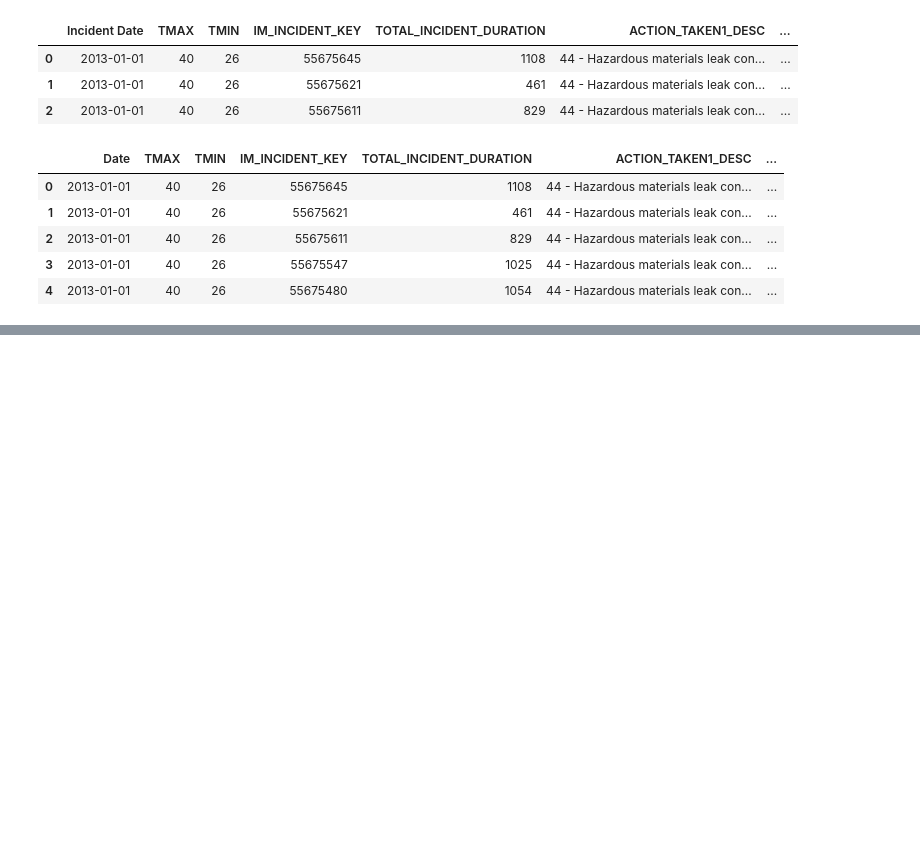
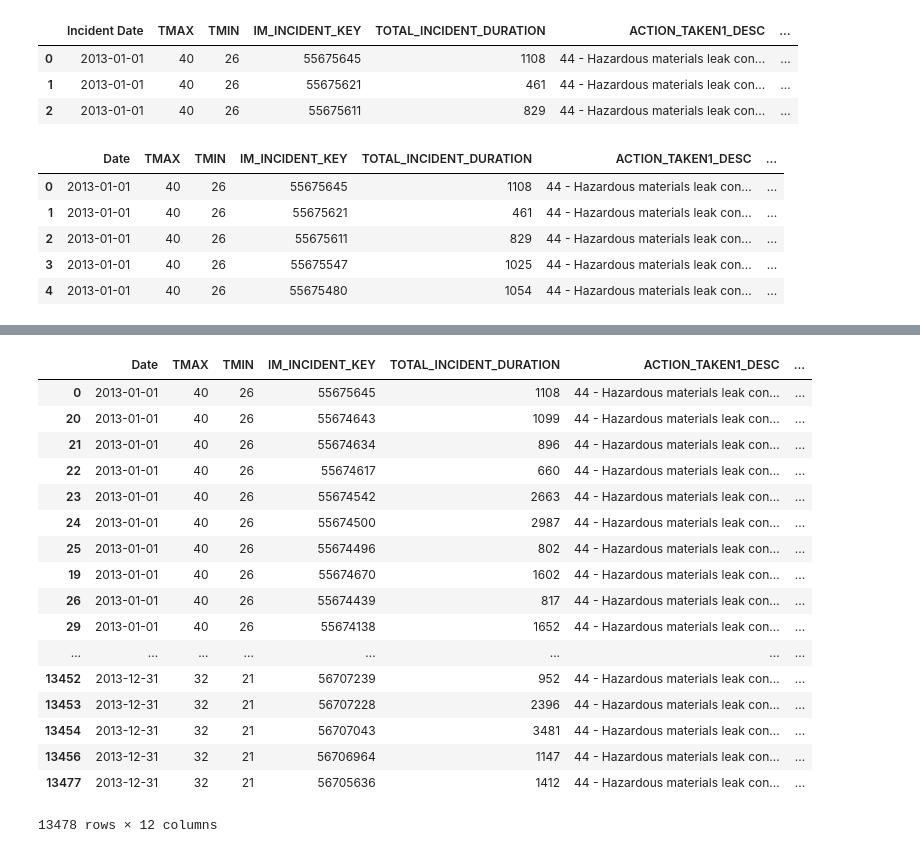
Before and after one commit to moutasemalakkad/ConEd-Gas-Leaks-Project, a Jupyter notebook: ConEd.ipynb, the cells around one changed output, grey strips where cells are left out. Saved outputs shown, nothing was run; the diff lists cells and outputs as text; code cells hidden in the pictures; blank space fills up the shorter version.

```diff
--- a/ConEd.ipynb
+++ b/ConEd.ipynb
@@ -205,0 +228,21 @@ final_df.to_sql('ConEdDB', con=engine, if_exists='replace')
+# %%
+yr_2013.sort_values(by='Date')
+# %% [output]
+|  | Date | TMAX | TMIN | IM_INCIDENT_KEY | TOTAL_INCIDENT_DURATION | ACTION_TAKEN1_DESC | ... |
+| 0 | 2013-01-01 | 40 | 26 | 55675645 | 1108 | 44 - Hazardous materials leak con... | ... |
+| 20 | 2013-01-01 | 40 | 26 | 55674643 | 1099 | 44 - Hazardous materials leak con... | ... |
+| 21 | 2013-01-01 | 40 | 26 | 55674634 | 896 | 44 - Hazardous materials leak con... | ... |
+| 22 | 2013-01-01 | 40 | 26 | 55674617 | 660 | 44 - Hazardous materials leak con... | ... |
+| 23 | 2013-01-01 | 40 | 26 | 55674542 | 2663 | 44 - Hazardous materials leak con... | ... |
+| 24 | 2013-01-01 | 40 | 26 | 55674500 | 2987 | 44 - Hazardous materials leak con... | ... |
+| 25 | 2013-01-01 | 40 | 26 | 55674496 | 802 | 44 - Hazardous materials leak con... | ... |
+| 19 | 2013-01-01 | 40 | 26 | 55674670 | 1602 | 44 - Hazardous materials leak con... | ... |
+| 26 | 2013-01-01 | 40 | 26 | 55674439 | 817 | 44 - Hazardous materials leak con... | ... |
+| 29 | 2013-01-01 | 40 | 26 | 55674138 | 1652 | 44 - Hazardous materials leak con... | ... |
+| ... | ... | ... | ... | ... | ... | ... | ... |
+| 13452 | 2013-12-31 | 32 | 21 | 56707239 | 952 | 44 - Hazardous materials leak con... | ... |
+| 13453 | 2013-12-31 | 32 | 21 | 56707228 | 2396 | 44 - Hazardous materials leak con... | ... |
+| 13454 | 2013-12-31 | 32 | 21 | 56707043 | 3481 | 44 - Hazardous materials leak con... | ... |
+| 13456 | 2013-12-31 | 32 | 21 | 56706964 | 1147 | 44 - Hazardous materials leak con... | ... |
+| 13477 | 2013-12-31 | 32 | 21 | 56705636 | 1412 | 44 - Hazardous materials leak con... | ... |
+13478 rows × 12 columns
```
Also changed, not shown: parts of 2 cells of this notebook, 7 other files.
